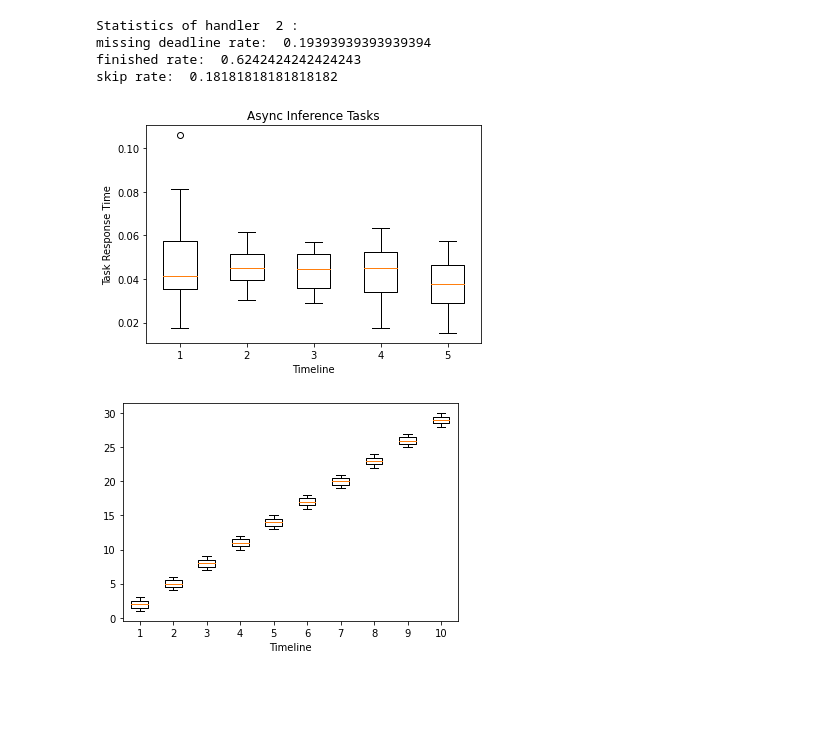
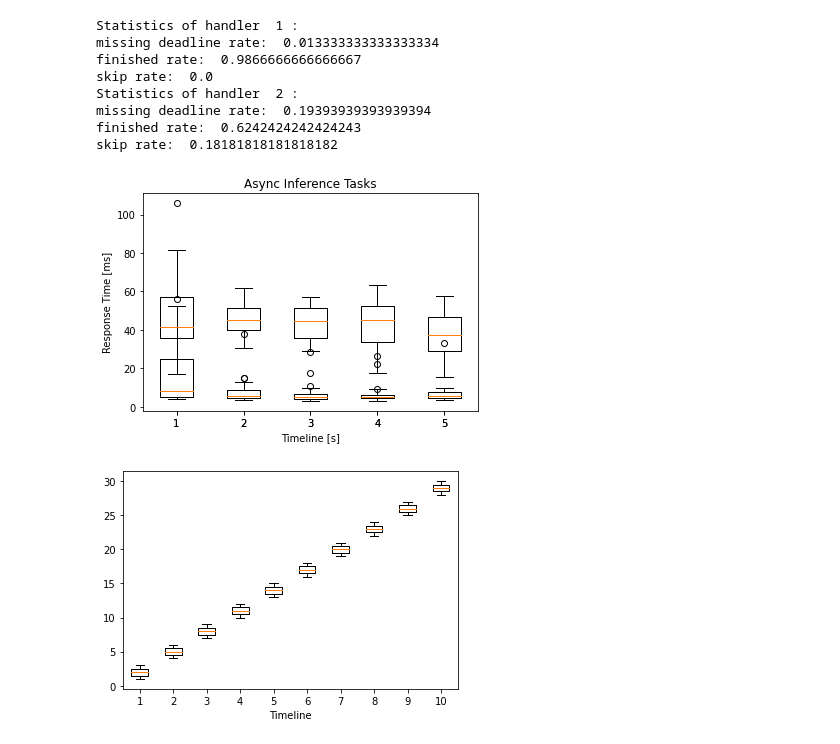
Before and after one commit to ZexinLi0w0/RED, a Jupyter notebook: DeepLearningScheduler/figures.ipynb, the cells around one changed output. Cells and saved outputs as stored; diff of their text form; code cells hidden in the pictures; blank space fills up the shorter version.

Commit message:
add more visual task methods, including sns boxplot, better scatter

```diff
--- a/DeepLearningScheduler/figures.ipynb
+++ b/DeepLearningScheduler/figures.ipynb
@@ -4,7 +4,7 @@ from collections import defaultdict
 import matplotlib.pyplot as plt
 import numpy as np
 # %%
-datafile_path = "./taskdata/task_statistics_2023-01-01-15-20-08.pkl"
+datafile_path = "./taskdata/task_statistics_2023-01-04-03-11-15.pkl"
 data = pickle.load(open(datafile_path, "rb"))
 # %%
 def task_scatter(task_statistics, datafile='taskdata.pkl'):
@@ -78,6 +102,6 @@ task_scatter(data)
 # %%
 datafile_path = "./taskdata/task_statistics_2023-01-03-01-12-17.pkl"
-data = pickle.load(open(datafile_path, "rb"))
+data2 = pickle.load(open(datafile_path, "rb"))
 # %%
 def task_boxplot(task_statistics, datafile='taskdata.pkl'):
     """
@@ -108,11 +132,11 @@ def task_boxplot(task_statistics, datafile='taskdata.pkl'):
         end_time = float(task_info['end_time'])
         if task_info['res'] == 'success':
             handler2points[handler_id]["finished_x"].append(end_time)
-            handler2points[handler_id]["finished_y"].append(end_time - release_time)
+            handler2points[handler_id]["finished_y"].append(1000*(end_time - release_time))
         # If the task missed its deadline, add its release time and deadline to the missed lists
         elif task_info['res'] == 'failure':
             handler2points[handler_id]["missing_x"].append(end_time)
-            handler2points[handler_id]["missing_y"].append(end_time - release_time)
+            handler2points[handler_id]["missing_y"].append(1000*(end_time - release_time))
         elif task_info["res"] == "skip":
             handler2points[handler_id]["skip_x"].append(release_time)
             handler2points[handler_id]["skip_y"].append(0)
@@ -120,7 +144,7 @@ def task_boxplot(task_statistics, datafile='taskdata.pkl'):
         if(math.floor(release_time) >= len(handler2boxdata[handler_id])):
             handler2boxdata[handler_id].append([])
         # 按release time每秒聚类
-        handler2boxdata[handler_id][math.floor(release_time)].append(end_time - release_time)
+        handler2boxdata[handler_id][math.floor(release_time)].append(1000*(end_time - release_time))
 
     # print('handler box data', handler2boxdata)
     # Create a figure and axis object using Matplotlib
@@ -129,7 +153,7 @@ def task_boxplot(task_statistics, datafile='taskdata.pkl'):
     missing_handles = []
     skip_handles = []
 
-    for handler_id in [2]:
+    for handler_id in [1,2,3,4]:
         if(len(handler2points[handler_id]["finished_x"]) == 0 and len(handler2points[handler_id]["missing_x"]) == 0 and len(handler2points[handler_id]["skip_x"]) == 0):
             continue
         # Plot the finished tasks as blue circles
@@ -146,10 +170,10 @@ def task_boxplot(task_statistics, datafile='taskdata.pkl'):
         print('skip rate: ', skip_rate)
 
     # ax.legend(loc="upper right", title="Handler ID")
-    # ax.legend(['o', 'x', '+'], ['Finished', 'Missed', 'Skip'], loc="upper right", title="Task Status")
+    # ax.legend(['Finished', 'Missed', 'Skip'], loc="upper right", title="Task Status")
     # Set the X and Y axis labels
-    ax.set_xlabel('Timeline')
-    ax.set_ylabel('Task Response Time')
+    ax.set_xlabel('Timeline [s]')
+    ax.set_ylabel('Response Time [ms]')
     # ax.set_ylim(0, 0.05)
     plt.title("Async Inference Tasks")
 
@@ -158,13 +182,17 @@ def task_boxplot(task_statistics, datafile='taskdata.pkl'):
 
     # plt.savefig(f'./taskdata_figure/{datafile}.pdf')
 # %%
-task_boxplot(data, 'Async Inference Tasks')
+task_boxplot(data2, 'Async Inference Tasks')
 # %% [output]
+Statistics of handler  1 :
+missing deadline rate:  0.013333333333333334
+finished rate:  0.9866666666666667
+skip rate:  0.0
 Statistics of handler  2 :
 missing deadline rate:  0.19393939393939394
 finished rate:  0.6242424242424243
 skip rate:  0.18181818181818182
-[figure, old version]
+[figure, new version]
 # %%
 import matplotlib.pyplot as plt
 # Create a list of lists, where each inner list represents the data for a given second
```
Also changed, not shown: parts of 4 cells of this notebook, 15 other files.
